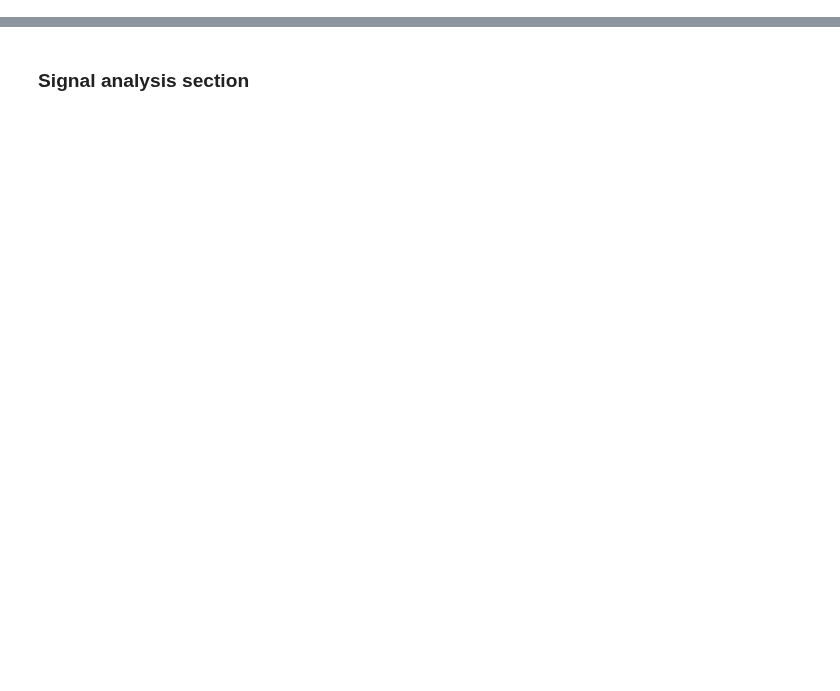
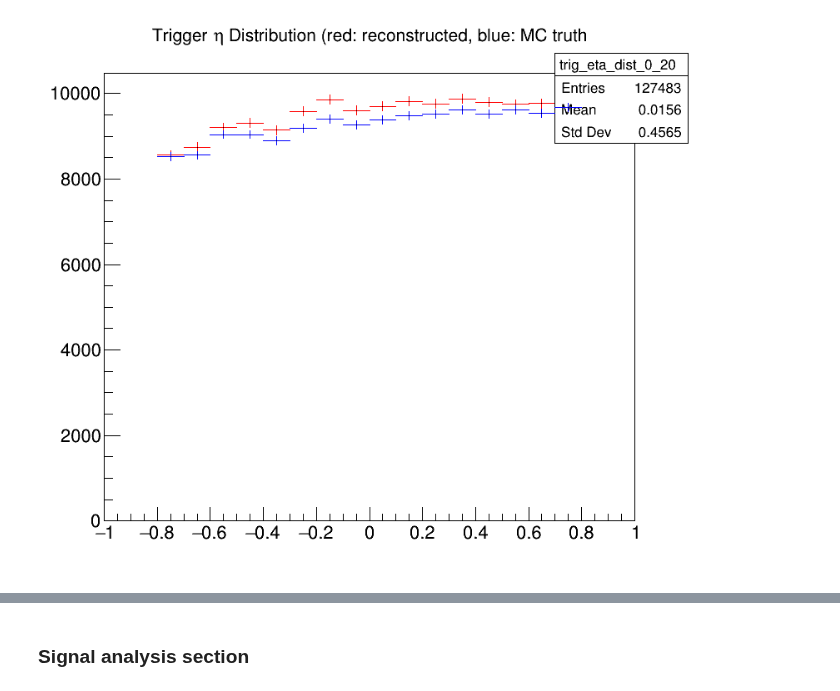
Before and after one commit to rhanniga/lambda-over-hadron, a Jupyter notebook: mc/offline/v0_closure_test.ipynb, the cells around one changed output, grey strips where cells are left out. Cells and saved outputs as stored; diff of their text form; code cells hidden in the pictures; blank space fills up the shorter version.

```diff
--- a/mc/offline/v0_closure_test.ipynb
+++ b/mc/offline/v0_closure_test.ipynb
@@ -123,5 +137,8 @@ c.Draw()
 # %%
 trig_eta_dist_0_20.Draw()
+trig_eta_dist_0_20_mc.Draw("SAME")
 c.Draw()
+# %% [output]
+[figure, added]
 # %%
 trig_phi_dist_0_20.Draw()
```
Also changed, not shown: parts of 48 cells of this notebook, 3 other files.
